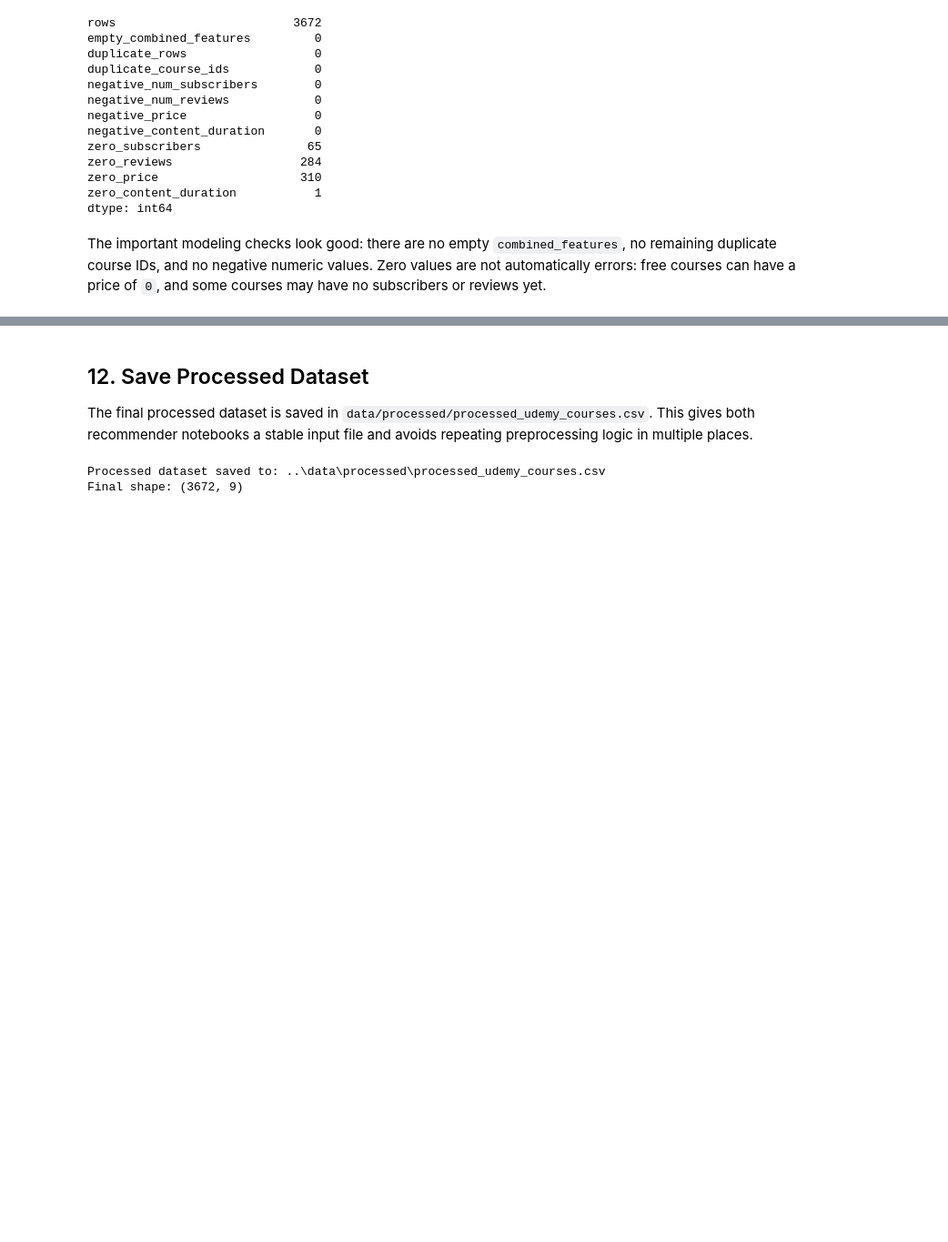
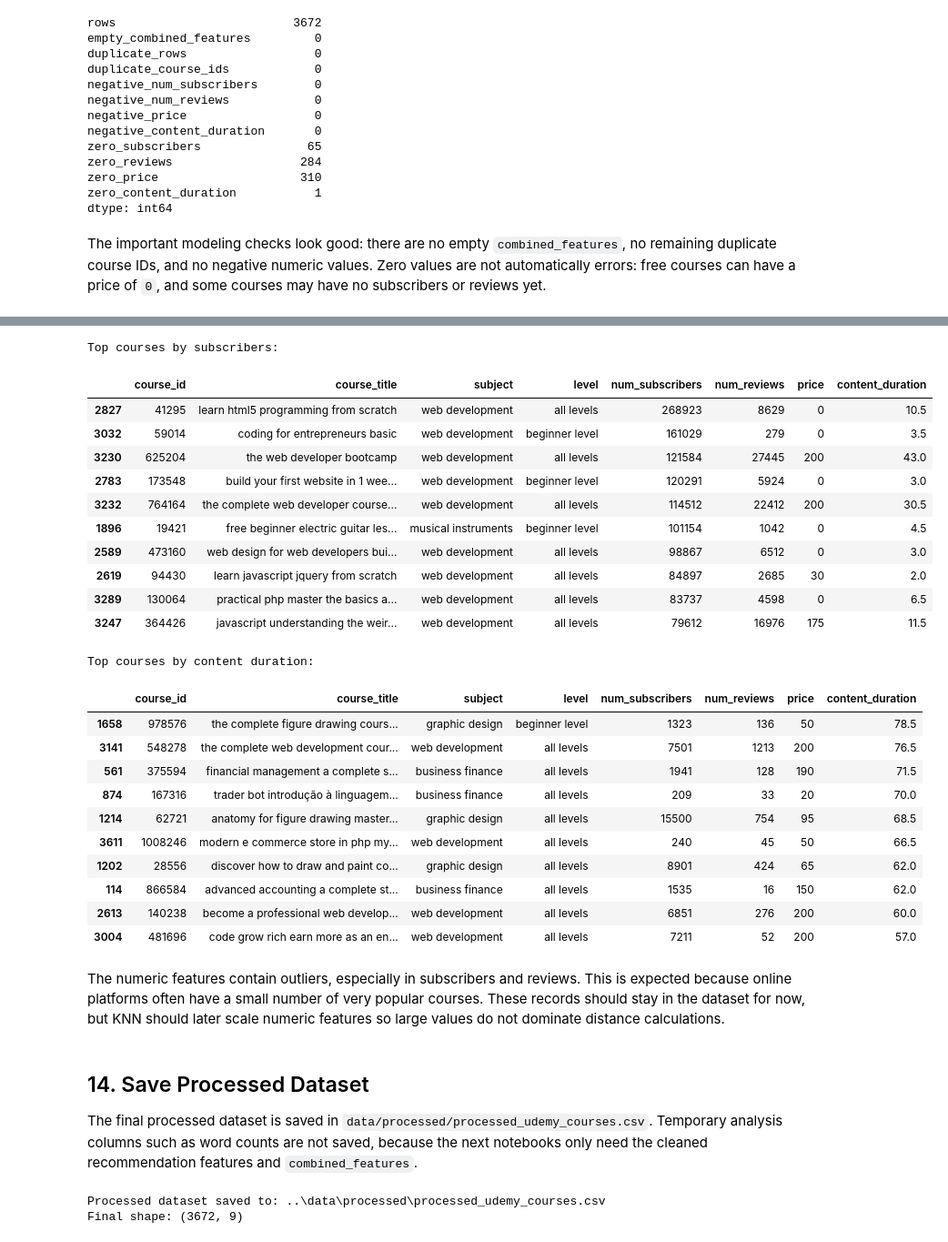
Before and after one commit to SimranHundal17/Online-course-recommender-system, a Jupyter notebook: notebooks/02_preprocessing.ipynb, the cells around one changed output, grey strips where cells are left out. Shown at 91% size. Saved outputs shown, nothing was run; the diff lists cells and outputs as text; code cells hidden in the pictures; blank space fills up the shorter version.

```diff
--- a/notebooks/02_preprocessing.ipynb
+++ b/notebooks/02_preprocessing.ipynb
@@ -266,5 +368,46 @@ Only 6 rows are removed, which matches the duplicate check. This means the prepr
+# %%
+top_courses_by_popularity = df.sort_values("num_subscribers", ascending=False)[[
+    "course_id", "course_title", "subject", "level", "num_subscribers", "num_reviews", "price", "content_duration"
+]].head(10)
+
+top_courses_by_duration = df.sort_values("content_duration", ascending=False)[[
+    "course_id", "course_title", "subject", "level", "num_subscribers", "num_reviews", "price", "content_duration"
+]].head(10)
+
+print("Top courses by subscribers:")
+display(top_courses_by_popularity)
+
+print("Top courses by content duration:")
+display(top_courses_by_duration)
+# %% [output]
+Top courses by subscribers:
+|  | course_id | course_title | subject | level | num_subscribers | num_reviews | price | content_duration |
+| 2827 | 41295 | learn html5 programming from scratch | web development | all levels | 268923 | 8629 | 0 | 10.5 |
+| 3032 | 59014 | coding for entrepreneurs basic | web development | beginner level | 161029 | 279 | 0 | 3.5 |
+| 3230 | 625204 | the web developer bootcamp | web development | all levels | 121584 | 27445 | 200 | 43.0 |
+| 2783 | 173548 | build your first website in 1 wee... | web development | beginner level | 120291 | 5924 | 0 | 3.0 |
+| 3232 | 764164 | the complete web developer course... | web development | all levels | 114512 | 22412 | 200 | 30.5 |
+| 1896 | 19421 | free beginner electric guitar les... | musical instruments | beginner level | 101154 | 1042 | 0 | 4.5 |
+| 2589 | 473160 | web design for web developers bui... | web development | all levels | 98867 | 6512 | 0 | 3.0 |
+| 2619 | 94430 | learn javascript jquery from scratch | web development | all levels | 84897 | 2685 | 30 | 2.0 |
+| 3289 | 130064 | practical php master the basics a... | web development | all levels | 83737 | 4598 | 0 | 6.5 |
+| 3247 | 364426 | javascript understanding the weir... | web development | all levels | 79612 | 16976 | 175 | 11.5 |
+Top courses by content duration:
+|  | course_id | course_title | subject | level | num_subscribers | num_reviews | price | content_duration |
+| 1658 | 978576 | the complete figure drawing cours... | graphic design | beginner level | 1323 | 136 | 50 | 78.5 |
+| 3141 | 548278 | the complete web development cour... | web development | all levels | 7501 | 1213 | 200 | 76.5 |
+| 561 | 375594 | financial management a complete s... | business finance | all levels | 1941 | 128 | 190 | 71.5 |
+| 874 | 167316 | trader bot introdução à linguagem... | business finance | all levels | 209 | 33 | 20 | 70.0 |
+| 1214 | 62721 | anatomy for figure drawing master... | graphic design | all levels | 15500 | 754 | 95 | 68.5 |
+| 3611 | 1008246 | modern e commerce store in php my... | web development | all levels | 240 | 45 | 50 | 66.5 |
+| 1202 | 28556 | discover how to draw and paint co... | graphic design | all levels | 8901 | 424 | 65 | 62.0 |
+| 114 | 866584 | advanced accounting a complete st... | business finance | all levels | 1535 | 16 | 150 | 62.0 |
+| 2613 | 140238 | become a professional web develop... | web development | all levels | 6851 | 276 | 200 | 60.0 |
+| 3004 | 481696 | code grow rich earn more as an en... | web development | all levels | 7211 | 52 | 200 | 57.0 |
+# %% [markdown]
+The numeric features contain outliers, especially in subscribers and reviews. This is expected because online platforms often have a small number of very popular courses. These records should stay in the dataset for now, but KNN should later scale numeric features so large values do not dominate distance calculations.
 # %% [markdown]
-## 12. Save Processed Dataset
+## 14. Save Processed Dataset
 
-The final processed dataset is saved in `data/processed/processed_udemy_courses.csv`. This gives both recommender notebooks a stable input file and avoids repeating preprocessing logic in multiple places.
+The final processed dataset is saved in `data/processed/processed_udemy_courses.csv`. Temporary analysis columns such as word counts are not saved, because the next notebooks only need the cleaned recommendation features and `combined_features`.
 # %%
```
Also changed, not shown: parts of 19 cells of this notebook.
